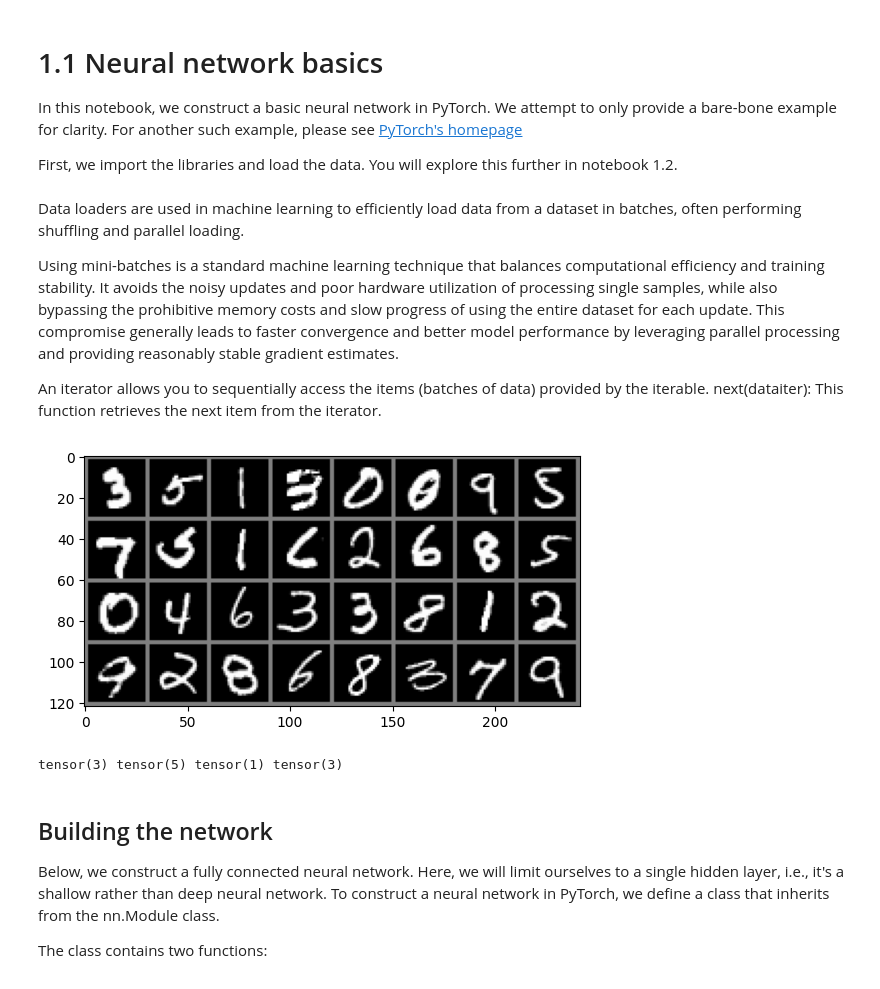
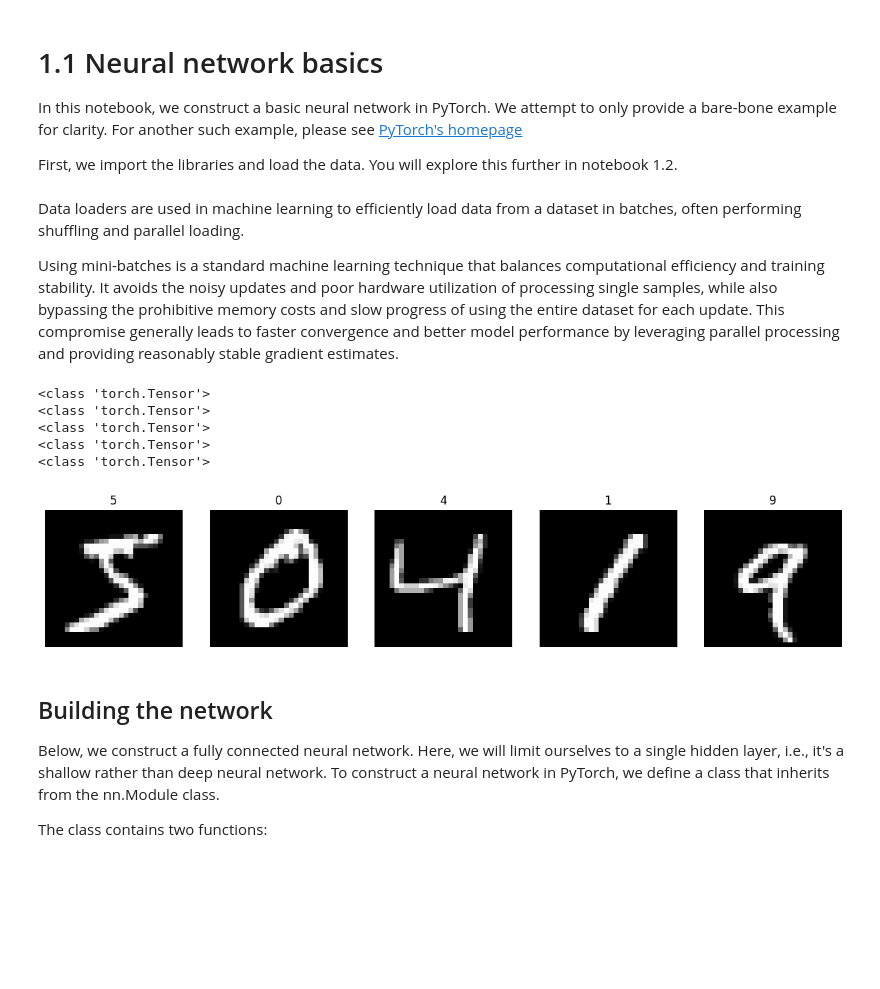
Before and after one commit to xEluaS/RCDS-Deep-Learning-CNN-MPA, a Jupyter notebook: NOTEBOOKS/1.1 Neural network basics.ipynb, the cells around one changed output. Saved outputs shown, nothing was run; the diff lists cells and outputs as text; code cells hidden in the pictures; blank space fills up the shorter version.

Commit message:
Update Plot

```diff
--- a/NOTEBOOKS/1.1 Neural network basics.ipynb
+++ b/NOTEBOOKS/1.1 Neural network basics.ipynb
@@ -33,32 +33,25 @@ test_loader = torch.utils.data.DataLoader(dataset=test_dataset, batch_size=32, s
 Data loaders are used in machine learning to efficiently load data from a dataset in batches, often performing shuffling and parallel loading.
 
 Using mini-batches is a standard machine learning technique that balances computational efficiency and training stability. It avoids the noisy updates and poor hardware utilization of processing single samples, while also bypassing the prohibitive memory costs and slow progress of using the entire dataset for each update. This compromise generally leads to faster convergence and better model performance by leveraging parallel processing and providing reasonably stable gradient estimates.
-
-An iterator allows you to sequentially access the items (batches of data) provided by the iterable. next(dataiter): This function retrieves the next item from the iterator.
 # %%
+import matplotlib.pyplot as plt
 # prompt: Visualize some data
 
-import matplotlib.pyplot as plt
-import numpy as np
-
-# Get some sample data
-dataiter = iter(train_loader)
-images, labels = next(dataiter)
-
-def imshow(img):
-    img = img / 2 + 0.5     # unnormalize
-    npimg = img.numpy()
-    plt.imshow(np.transpose(npimg, (1, 2, 0)))
-    plt.show()
-
-# Show images in grid
-imshow(torchvision.utils.make_grid(images))
-
-# Print first 4 labels
-print(' '.join('%5s' % labels[j] for j in range(4)))
+fig, axes = plt.subplots(1, 5, figsize=(15, 3))
+for i in range(5):
+    img = train_dataset.data[i]
+    print(type(img))
+    axes[i].imshow(img, cmap='gray')
+    axes[i].axis('off')
+    axes[i].set_title(train_dataset.targets[i].item())
+plt.show()
 # %% [output]
+<class 'torch.Tensor'>
+<class 'torch.Tensor'>
+<class 'torch.Tensor'>
+<class 'torch.Tensor'>
+<class 'torch.Tensor'>
-[figure, old version]
+[figure, new version]
-tensor(3) tensor(5) tensor(1) tensor(3)
 # %% [markdown]
 ## Building the network
 
```
Also changed, not shown: parts of 1 cell of this notebook.
